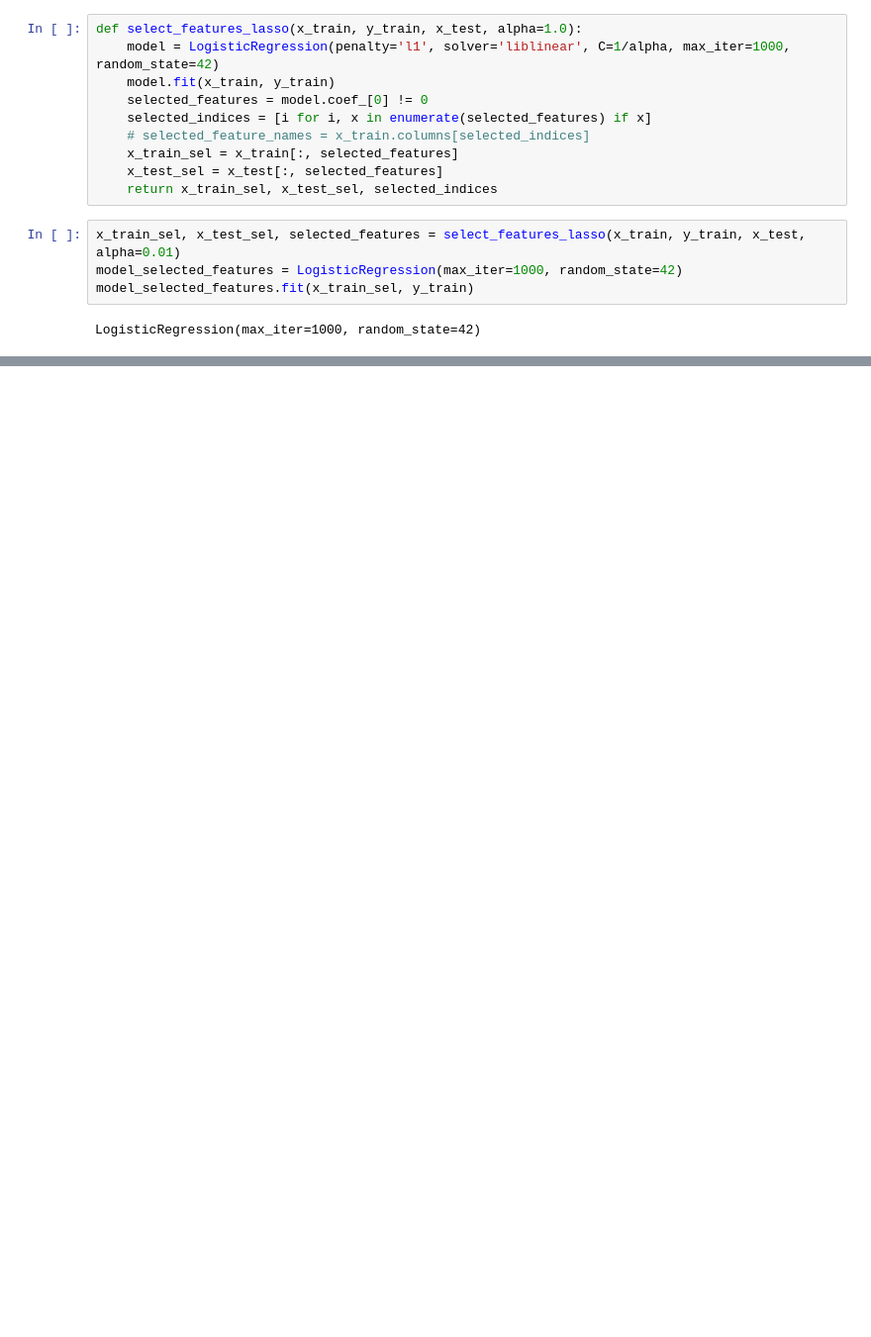
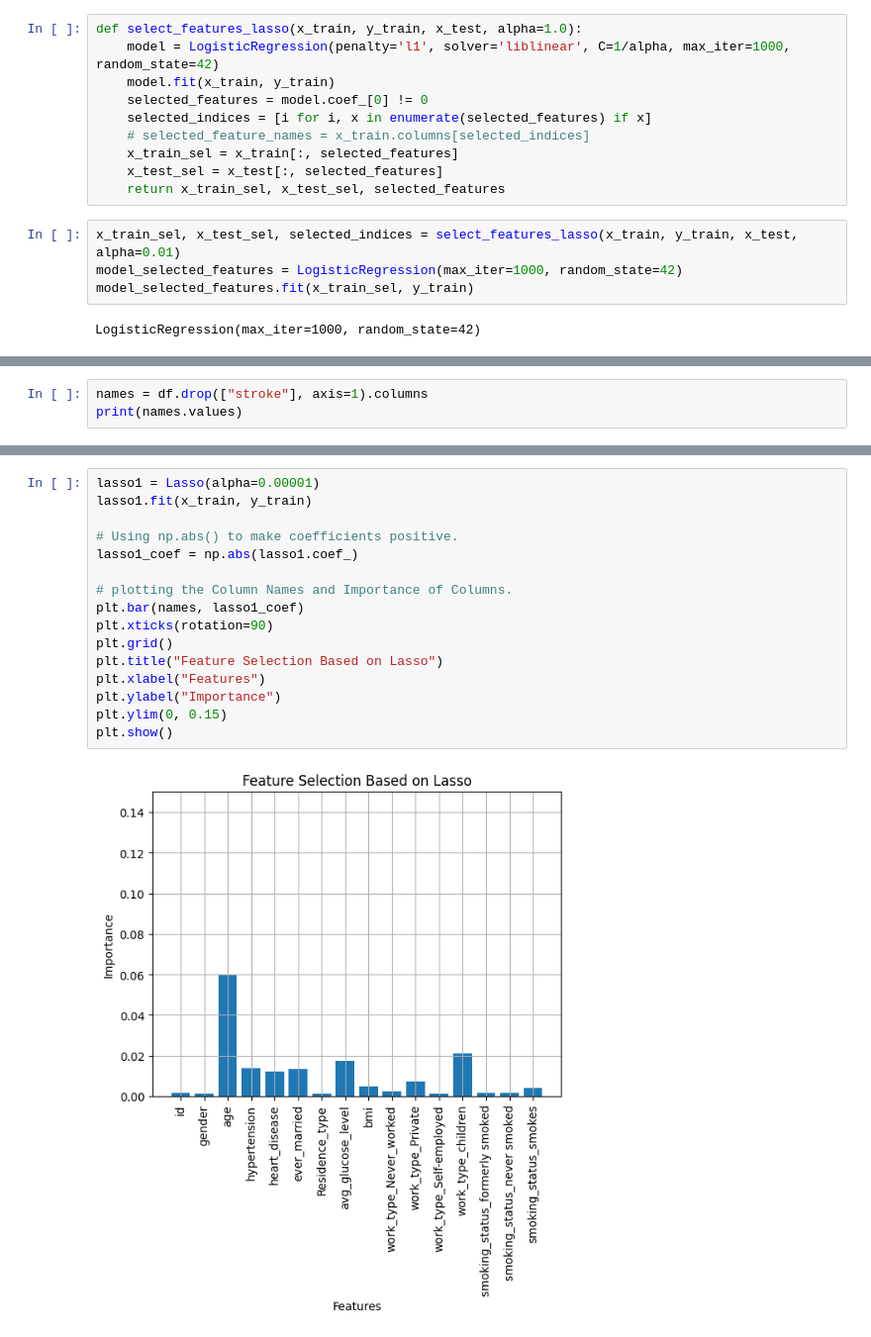
Before and after one commit to santitKU/subset-selection, a Jupyter notebook: subset_select.ipynb, the cells around one changed output, grey strips where cells are left out. Shown at 99% size. Saved outputs shown, nothing was run; the diff lists cells and outputs as text; blank space fills up the shorter version.

Commit message:
lasso regression done

```diff
--- a/subset_select.ipynb
+++ b/subset_select.ipynb
@@ -129,9 +151,9 @@ def select_features_lasso(x_train, y_train, x_test, alpha=1.0):
     # selected_feature_names = x_train.columns[selected_indices]
     x_train_sel = x_train[:, selected_features]
     x_test_sel = x_test[:, selected_features]
-    return x_train_sel, x_test_sel, selected_indices
+    return x_train_sel, x_test_sel, selected_features
 # %%
-x_train_sel, x_test_sel, selected_features = select_features_lasso(x_train, y_train, x_test, alpha=0.01)
+x_train_sel, x_test_sel, selected_indices = select_features_lasso(x_train, y_train, x_test, alpha=0.01)
 model_selected_features = LogisticRegression(max_iter=1000, random_state=42)
 model_selected_features.fit(x_train_sel, y_train)
 # %% [output]
@@ -144,0 +167,3 @@ Accuracy with selected features is 0.95
+# %%
+names = df.drop(["stroke"], axis=1).columns
+print(names.values)
@@ -144,0 +176,18 @@ Accuracy with selected features is 0.95
+# %%
+lasso1 = Lasso(alpha=0.00001)
+lasso1.fit(x_train, y_train)
+
+# Using np.abs() to make coefficients positive.
+lasso1_coef = np.abs(lasso1.coef_)
+
+# plotting the Column Names and Importance of Columns.
+plt.bar(names, lasso1_coef)
+plt.xticks(rotation=90)
+plt.grid()
+plt.title("Feature Selection Based on Lasso")
+plt.xlabel("Features")
+plt.ylabel("Importance")
+plt.ylim(0, 0.15)
+plt.show()
+# %% [output]
+[figure, added]
```
Also changed, not shown: parts of 8 cells of this notebook, 1 other file.
